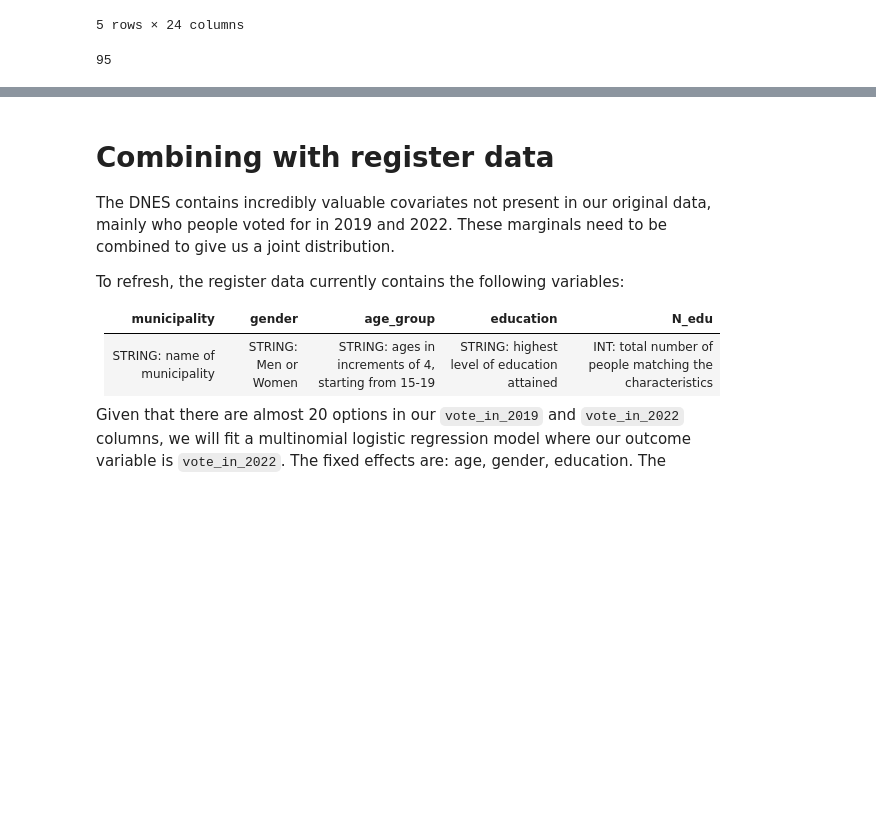
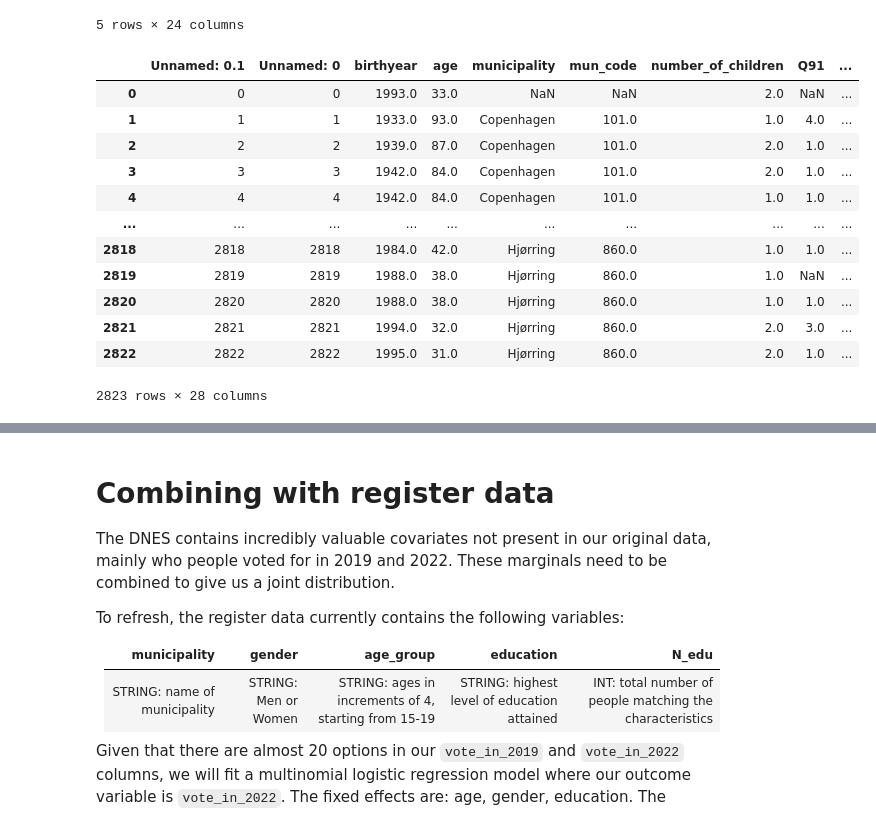
Before and after one commit to AI-Pop-Up-Lab/cssci-capstone-app, a Jupyter notebook: denmark_data/dnes.ipynb, the cells around one changed output, grey strips where cells are left out. Cells and saved outputs as stored; diff of their text form; code cells hidden in the pictures; blank space fills up the shorter version.

```diff
--- a/denmark_data/dnes.ipynb
+++ b/denmark_data/dnes.ipynb
@@ -312,7 +320,6 @@ Shape: (2823, 24)
 # %%
-print(len(df_recoded['municipality'].unique()))
+# recode København to Copenhagen
+df_recoded['municipality'] = df_recoded['municipality'].replace('København', 'Copenhagen')
-# %% [output]
-95
 # %%
 # Fill in "Did not vote" in vote_in_2022 based on turnout_in_2022 responses
 non_voter_conditions = ['I did not vote', 'I usually vote, did not vote']
@@ -322,5 +329,20 @@ df_recoded.loc[mask, 'vote_in_2022'] = 'Did not vote'
 df_recoded.to_csv('data/DNES_2022_recoded.csv')
 # %%
 df_recoded = pd.read_csv('data/DNES_2022_recoded.csv')
+df_recoded
+# %% [output]
+|  | Unnamed: 0.1 | Unnamed: 0 | birthyear | age | municipality | mun_code | number_of_children | Q91 | ... |
+| 0 | 0 | 0 | 1993.0 | 33.0 | NaN | NaN | 2.0 | NaN | ... |
+| 1 | 1 | 1 | 1933.0 | 93.0 | Copenhagen | 101.0 | 1.0 | 4.0 | ... |
+| 2 | 2 | 2 | 1939.0 | 87.0 | Copenhagen | 101.0 | 2.0 | 1.0 | ... |
+| 3 | 3 | 3 | 1942.0 | 84.0 | Copenhagen | 101.0 | 2.0 | 1.0 | ... |
+| 4 | 4 | 4 | 1942.0 | 84.0 | Copenhagen | 101.0 | 1.0 | 1.0 | ... |
+| ... | ... | ... | ... | ... | ... | ... | ... | ... | ... |
+| 2818 | 2818 | 2818 | 1984.0 | 42.0 | Hjørring | 860.0 | 1.0 | 1.0 | ... |
+| 2819 | 2819 | 2819 | 1988.0 | 38.0 | Hjørring | 860.0 | 1.0 | NaN | ... |
+| 2820 | 2820 | 2820 | 1988.0 | 38.0 | Hjørring | 860.0 | 1.0 | 1.0 | ... |
+| 2821 | 2821 | 2821 | 1994.0 | 32.0 | Hjørring | 860.0 | 2.0 | 3.0 | ... |
+| 2822 | 2822 | 2822 | 1995.0 | 31.0 | Hjørring | 860.0 | 2.0 | 1.0 | ... |
+2823 rows × 28 columns
 # %%
 vote_data = df_recoded['vote_in_2022'].dropna()
```
Also changed, not shown: parts of 12 cells of this notebook, 48 other files.
